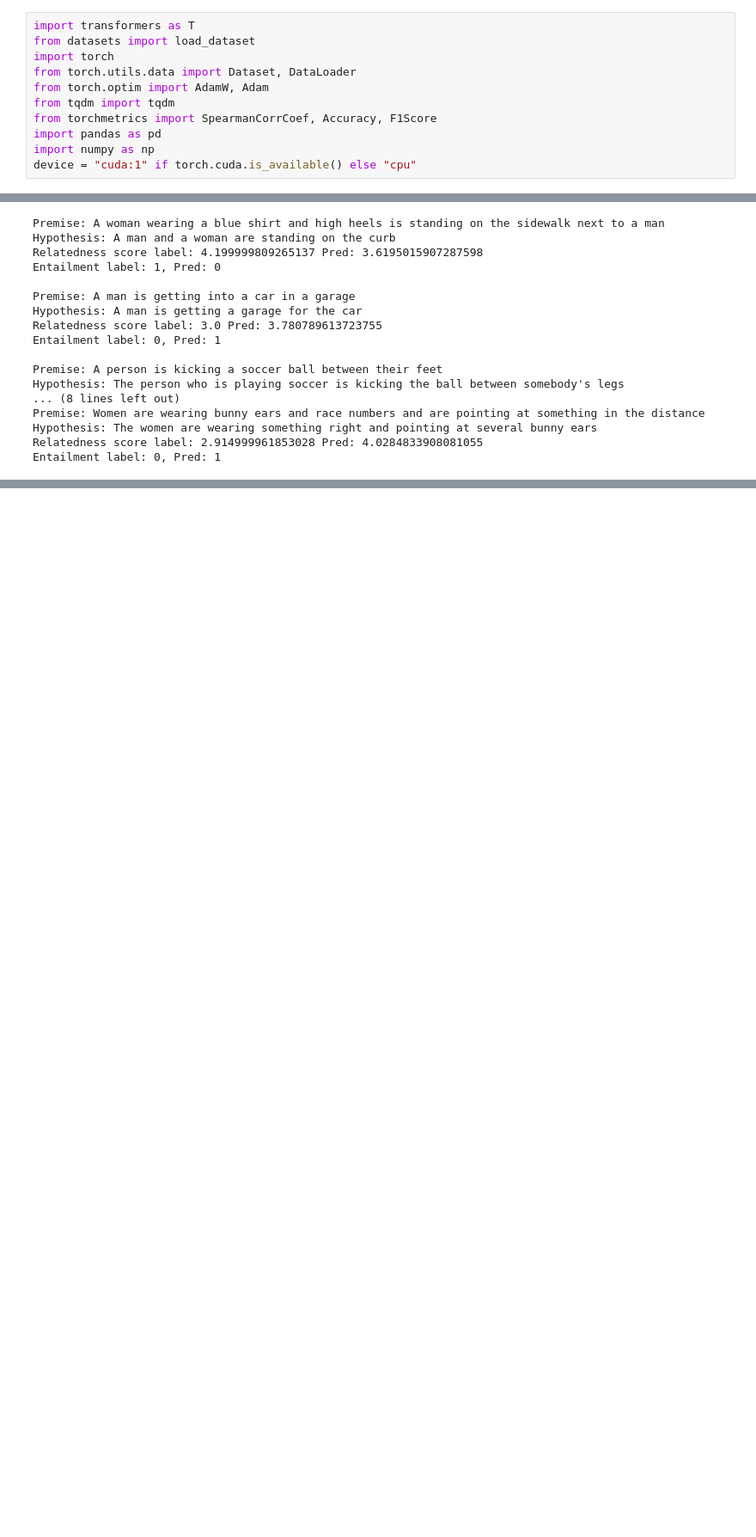
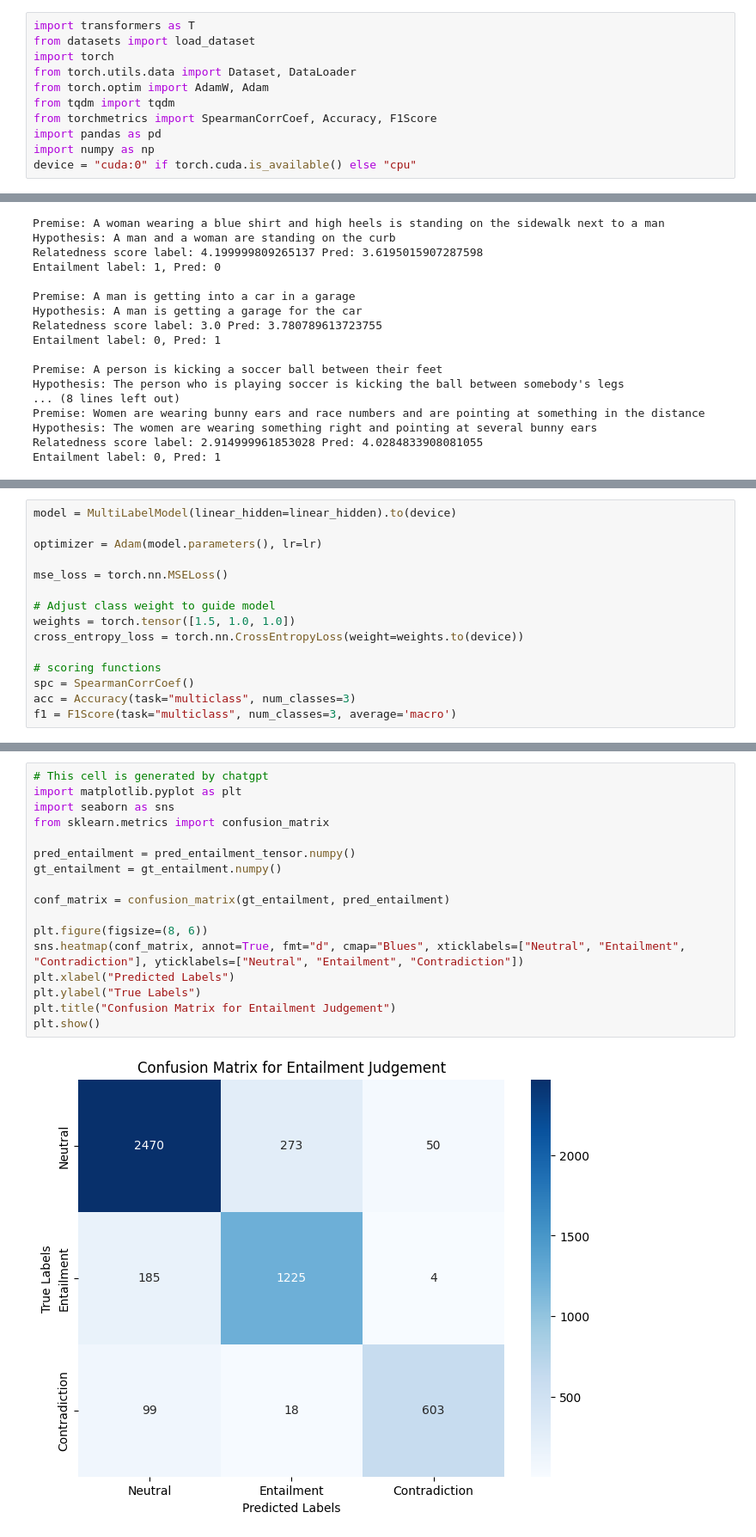
Before and after one commit to huiyuiui/NLP_Hw, a Jupyter notebook: Hw3/hw3.ipynb, the cells around one changed output, grey strips where cells are left out. Shown at 86% size. Saved outputs shown, nothing was run; the diff lists cells and outputs as text; blank space fills up the shorter version.

```diff
--- a/Hw3/hw3.ipynb
+++ b/Hw3/hw3.ipynb
@@ -8,7 +8,7 @@ from tqdm import tqdm
 from torchmetrics import SpearmanCorrCoef, Accuracy, F1Score
 import pandas as pd
 import numpy as np
-device = "cuda:1" if torch.cuda.is_available() else "cpu"
+device = "cuda:0" if torch.cuda.is_available() else "cpu"
 # %%
 # 有些中文的標點符號在tokenizer編碼以後會變成[UNK]，所以將其換成英文標點
 token_replacement = [
@@ -677,0 +680,15 @@ plt.show()
+# %%
+model = MultiLabelModel(linear_hidden=linear_hidden).to(device)
+
+optimizer = Adam(model.parameters(), lr=lr)
+
+mse_loss = torch.nn.MSELoss()
+
+# Adjust class weight to guide model
+weights = torch.tensor([1.5, 1.0, 1.0])
+cross_entropy_loss = torch.nn.CrossEntropyLoss(weight=weights.to(device))
+
+# scoring functions
+spc = SpearmanCorrCoef()
+acc = Accuracy(task="multiclass", num_classes=3)
+f1 = F1Score(task="multiclass", num_classes=3, average='macro')
@@ -677,0 +824,19 @@ plt.show()
+# %%
+# This cell is generated by chatgpt
+import matplotlib.pyplot as plt
+import seaborn as sns
+from sklearn.metrics import confusion_matrix
+
+pred_entailment = pred_entailment_tensor.numpy()
+gt_entailment = gt_entailment.numpy()
+
+conf_matrix = confusion_matrix(gt_entailment, pred_entailment)
+
+plt.figure(figsize=(8, 6))
+sns.heatmap(conf_matrix, annot=True, fmt="d", cmap="Blues", xticklabels=["Neutral", "Entailment", "Contradiction"], yticklabels=["Neutral", "Entailment", "Contradiction"])
+plt.xlabel("Predicted Labels")
+plt.ylabel("True Labels")
+plt.title("Confusion Matrix for Entailment Judgement")
+plt.show()
+# %% [output]
+[figure, added]
```
Also changed, not shown: parts of 3 cells of this notebook, 1 other file.
